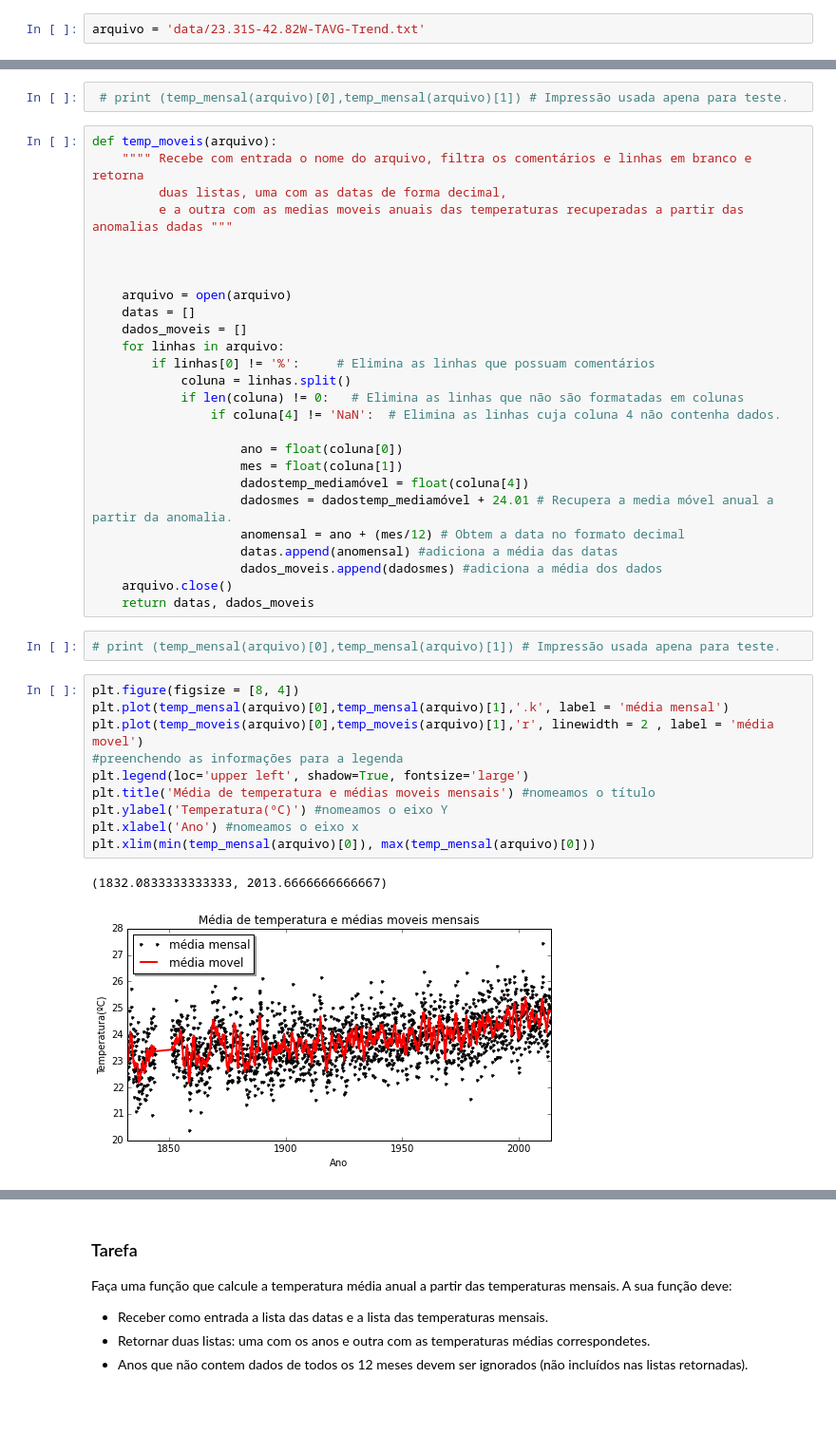
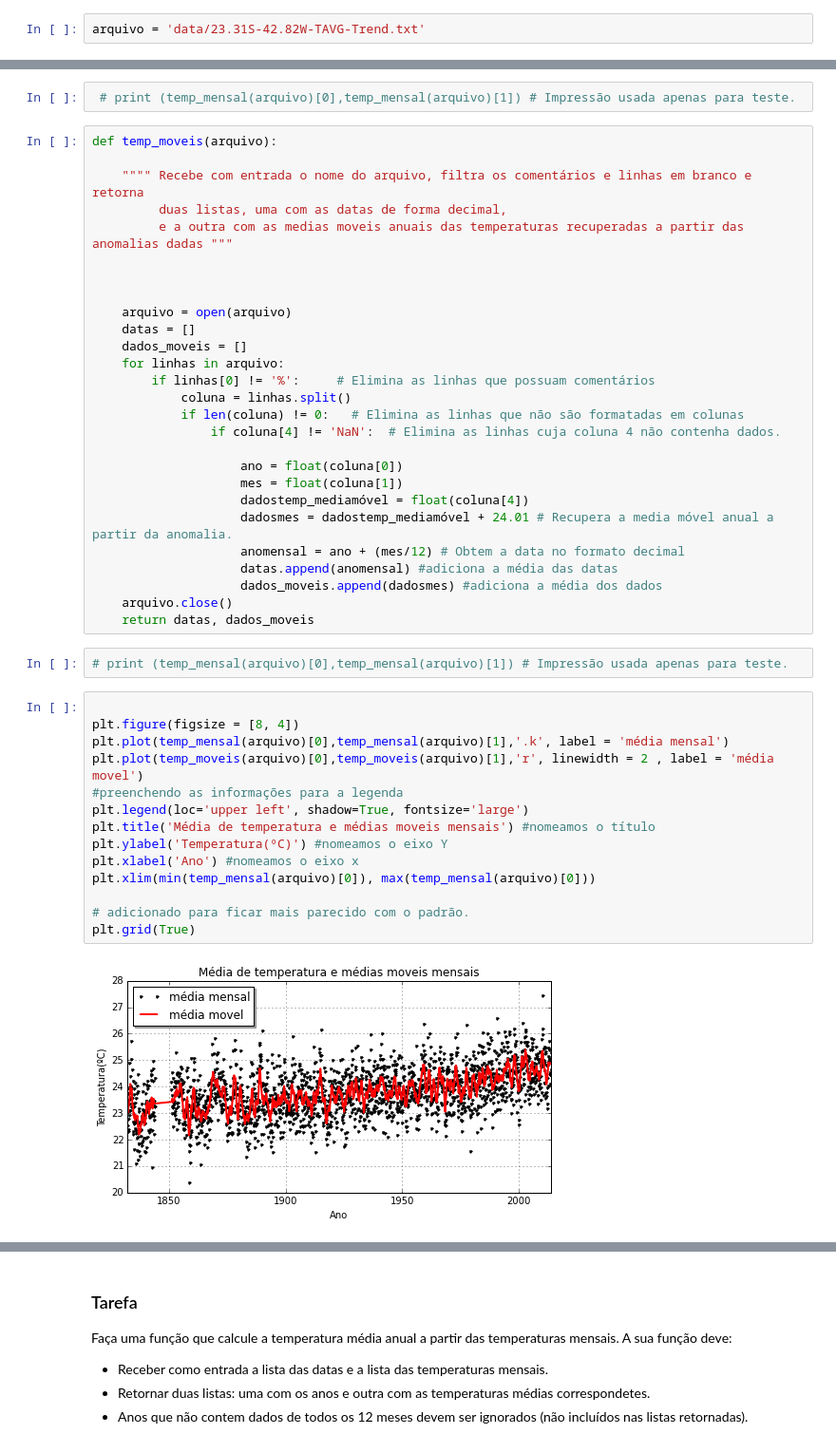
Before and after one commit to mat-esp-2015/capstone-camila-dyellen-maisum, a Jupyter notebook: capstone.ipynb, the cells around one changed output, grey strips where cells are left out. Shown at 95% size. Drawn from its saved outputs; the diff is of its cells as text; blank space fills up the shorter version.

```diff
--- a/capstone.ipynb
+++ b/capstone.ipynb
@@ -64,9 +65,10 @@ def temp_mensal(arquivo):
     arquivo.close()
     return datas, dados
 # %%
- # print (temp_mensal(arquivo)[0],temp_mensal(arquivo)[1]) # Impressão usada apena para teste.
+ # print (temp_mensal(arquivo)[0],temp_mensal(arquivo)[1]) # Impressão usada apenas para teste.
 # %%
 def temp_moveis(arquivo):
+
     """" Recebe com entrada o nome do arquivo, filtra os comentários e linhas em branco e retorna
          duas listas, uma com as datas de forma decimal,
          e a outra com as medias moveis anuais das temperaturas recuperadas a partir das anomalias dadas """
@@ -92,20 +94,23 @@ def temp_moveis(arquivo):
     arquivo.close()
     return datas, dados_moveis
 # %%
-# print (temp_mensal(arquivo)[0],temp_mensal(arquivo)[1]) # Impressão usada apena para teste.
+# print (temp_mensal(arquivo)[0],temp_mensal(arquivo)[1]) # Impressão usada apenas para teste.
 # %%
+
 plt.figure(figsize = [8, 4])
 plt.plot(temp_mensal(arquivo)[0],temp_mensal(arquivo)[1],'.k', label = 'média mensal')
 plt.plot(temp_moveis(arquivo)[0],temp_moveis(arquivo)[1],'r', linewidth = 2 , label = 'média movel')
 #preenchendo as informações para a legenda
 plt.legend(loc='upper left', shadow=True, fontsize='large')
 plt.title('Média de temperatura e médias moveis mensais') #nomeamos o título
 plt.ylabel('Temperatura(ºC)') #nomeamos o eixo Y
 plt.xlabel('Ano') #nomeamos o eixo x
 plt.xlim(min(temp_mensal(arquivo)[0]), max(temp_mensal(arquivo)[0]))
+
+# adicionado para ficar mais parecido com o padrão.
+plt.grid(True)
 # %% [output]
-(1832.0833333333333, 2013.6666666666667)
-[figure, old version]
+[figure, new version]
 # %% [markdown]
 ### Resultado esperado
 
```
Also changed, not shown: parts of 3 cells of this notebook.
